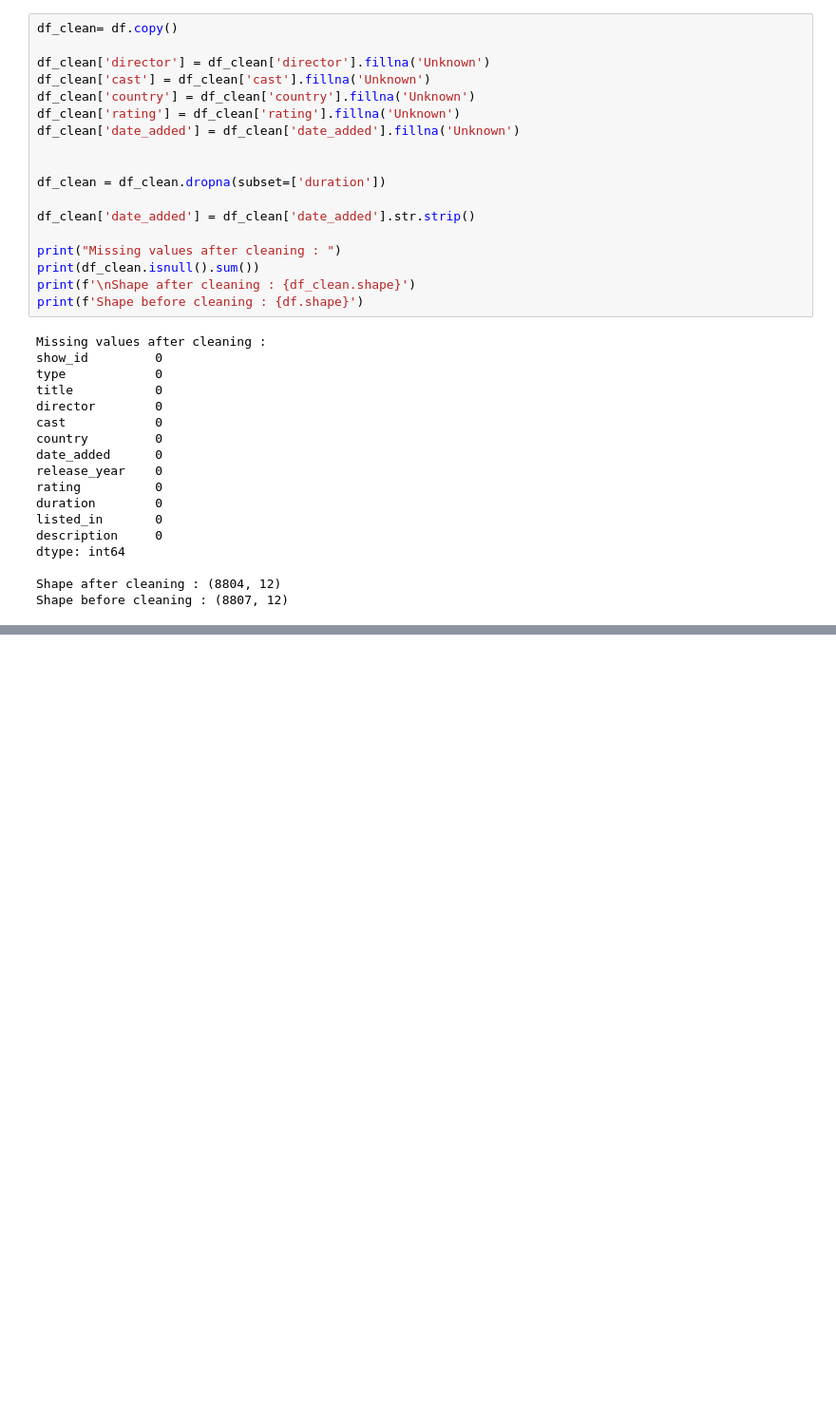
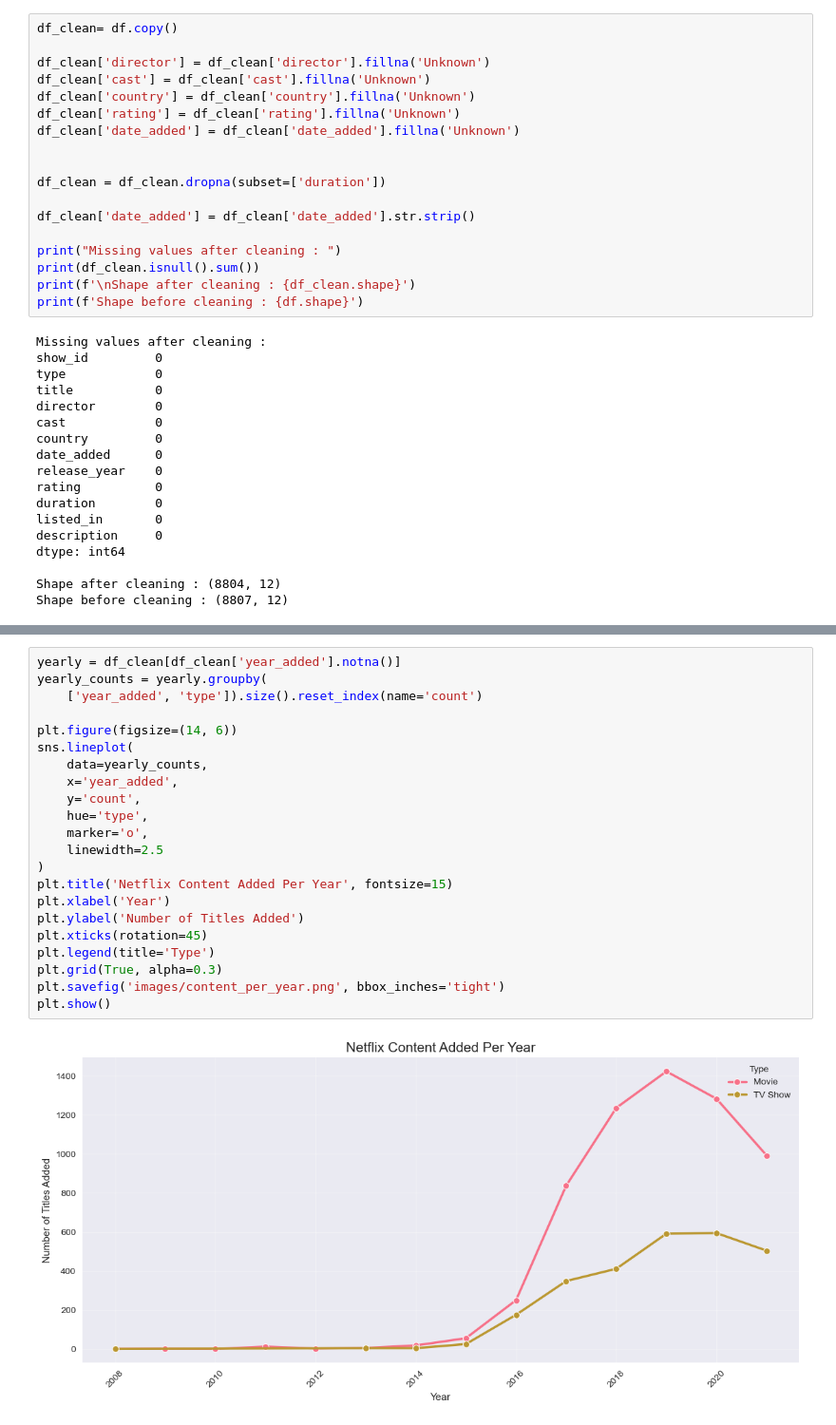
Before and after one commit to sesathrajapaksha-dev/netflix-analysis, a Jupyter notebook: netflix_analysis.ipynb, the cells around one changed output, grey strips where cells are left out. Shown at 95% size. Cells and saved outputs as stored; diff of their text form; blank space fills up the shorter version.

```diff
--- a/netflix_analysis.ipynb
+++ b/netflix_analysis.ipynb
@@ -142,0 +225,24 @@ Shape before cleaning : (8807, 12)
+# %%
+yearly = df_clean[df_clean['year_added'].notna()]
+yearly_counts = yearly.groupby(
+    ['year_added', 'type']).size().reset_index(name='count')
+
+plt.figure(figsize=(14, 6))
+sns.lineplot(
+    data=yearly_counts,
+    x='year_added',
+    y='count',
+    hue='type',
+    marker='o',
+    linewidth=2.5
+)
+plt.title('Netflix Content Added Per Year', fontsize=15)
+plt.xlabel('Year')
+plt.ylabel('Number of Titles Added')
+plt.xticks(rotation=45)
+plt.legend(title='Type')
+plt.grid(True, alpha=0.3)
+plt.savefig('images/content_per_year.png', bbox_inches='tight')
+plt.show()
+# %% [output]
+[figure, added]
```
Also changed, not shown: parts of 3 cells of this notebook, 2 other files.
